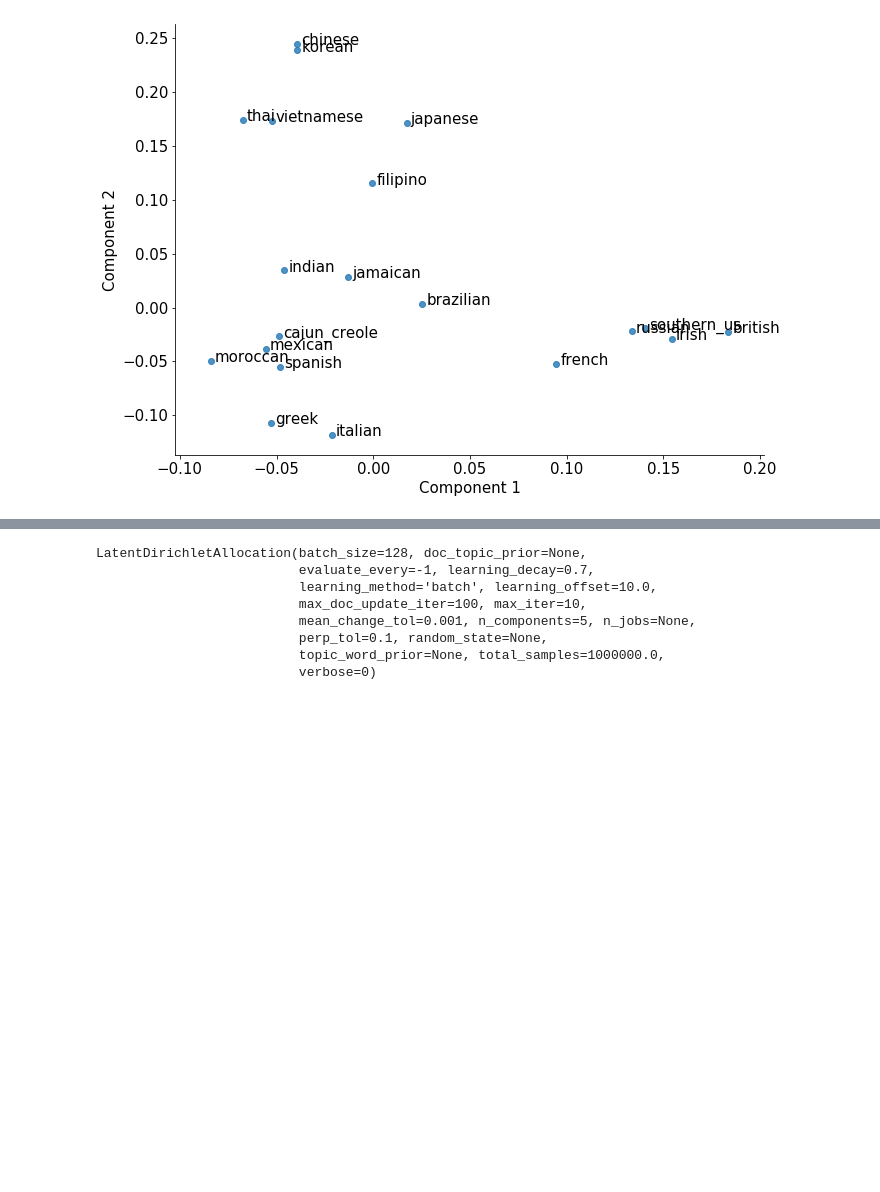
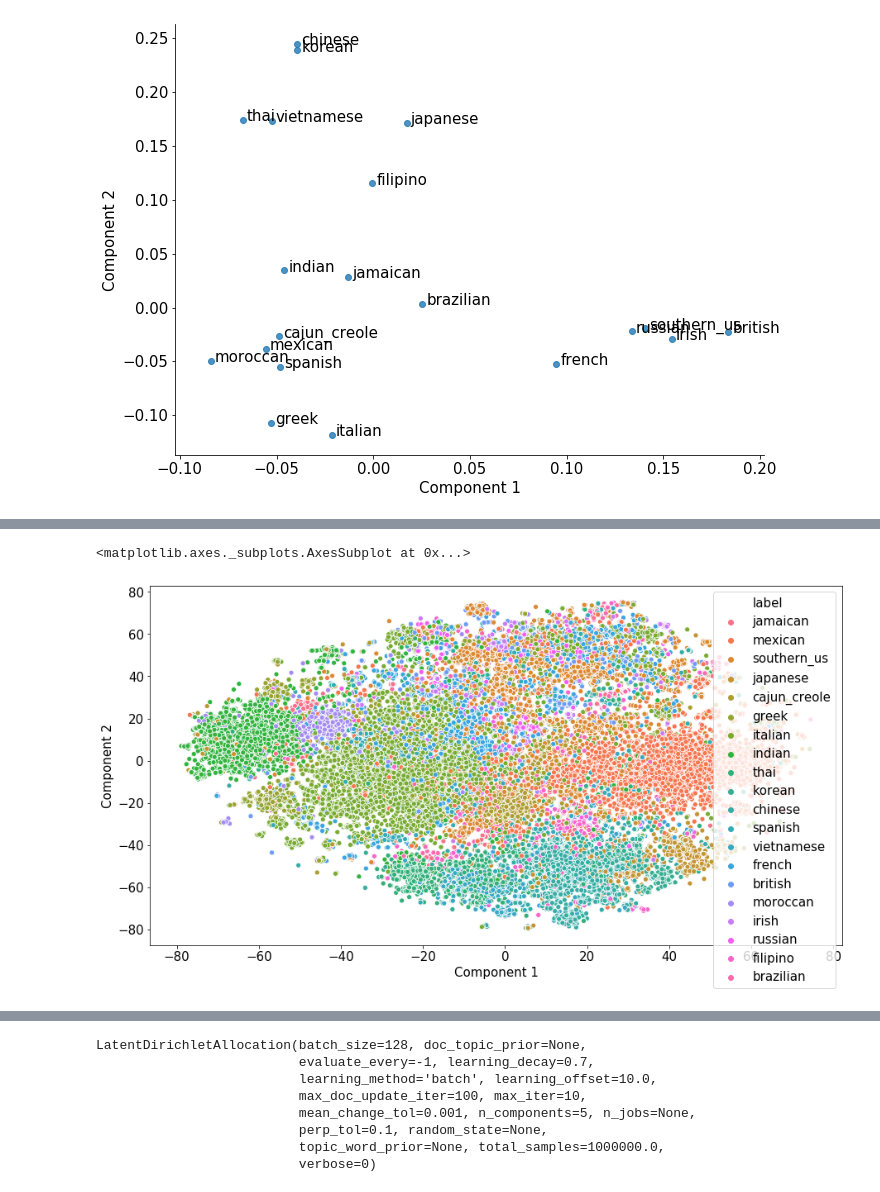
Before and after one commit to rahul13ramesh/cis520-dataset, a Jupyter notebook: Unsupervised_Learning.ipynb, the cells around one changed output, grey strips where cells are left out. Saved outputs shown, nothing was run; the diff lists cells and outputs as text; code cells hidden in the pictures; blank space fills up the shorter version.

```diff
--- a/Unsupervised_Learning.ipynb
+++ b/Unsupervised_Learning.ipynb
@@ -372,3 +388,9 @@ sns.scatterplot(x="Component 1", y="Component 2", hue="label", data=dat)
+# %%
+plt.figure(figsize=(15,8))
+sns.scatterplot(x="Component 1", y="Component 2", hue="label", data=dat)
+# %% [output]
+<matplotlib.axes._subplots.AxesSubplot at 0x...>
+[figure, added]
 # %%
 dat["Component 1"] = pd.to_numeric(dat["Component 1"])
 dat["Component 2"] = pd.to_numeric(dat["Component 2"])
```
Also changed, not shown: parts of 2 cells of this notebook.
